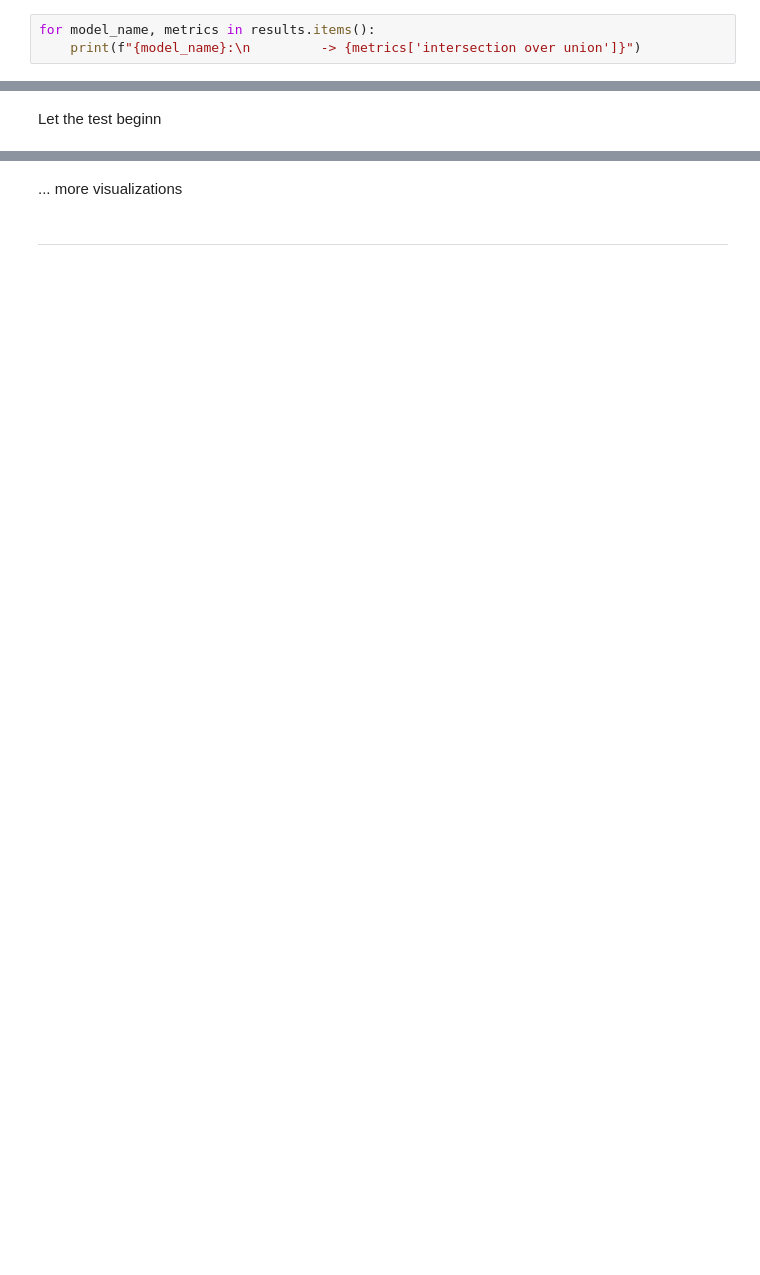
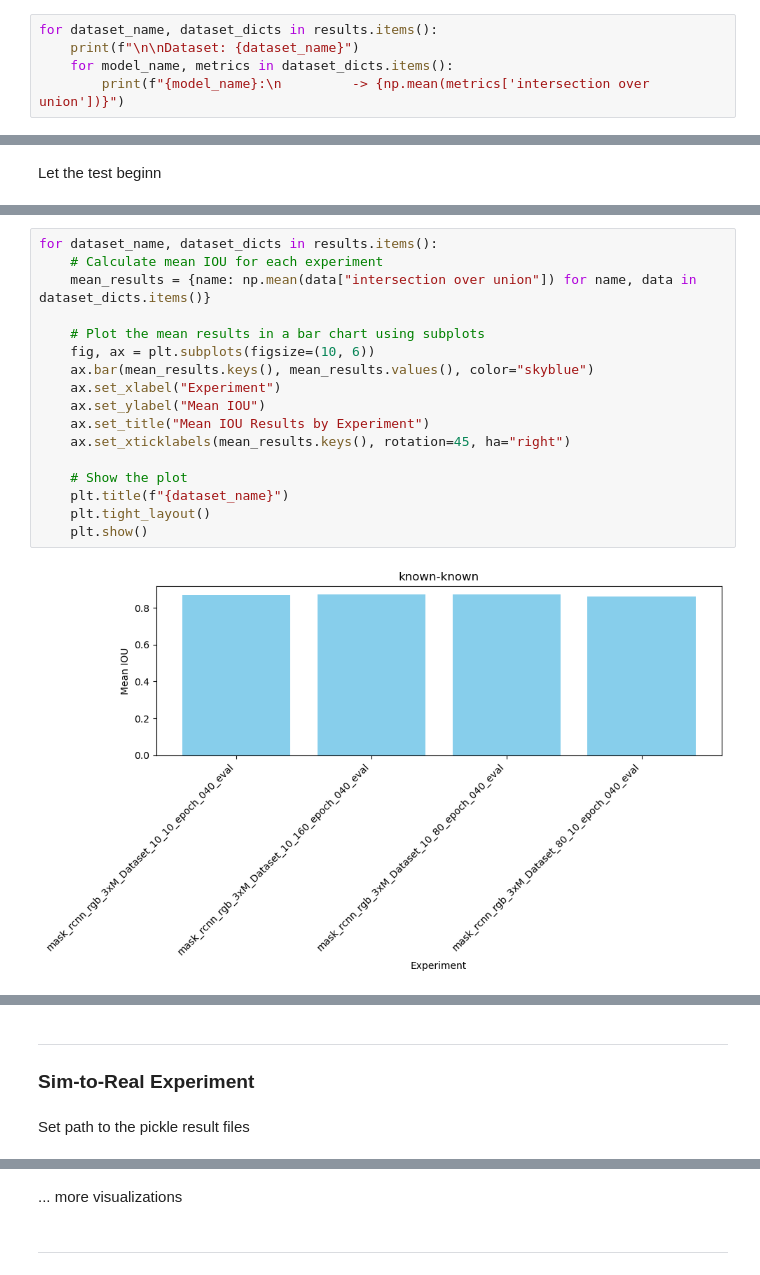
Before and after one commit to xXAI-botXx/torch-mask-rcnn-instance-segmentation, a Jupyter notebook: results.ipynb, the cells around one changed output, grey strips where cells are left out. Drawn from its saved outputs; the diff is of its cells as text; blank space fills up the shorter version.

```diff
--- a/results.ipynb
+++ b/results.ipynb
@@ -37,4 +254,6 @@ for cur_file in os.listdir(PATH):
 # %%
-for model_name, metrics in results.items():
-    print(f"{model_name}:\n         -> {metrics['intersection over union']}")
+for dataset_name, dataset_dicts in results.items():
+    print(f"\n\nDataset: {dataset_name}")
+    for model_name, metrics in dataset_dicts.items():
+        print(f"{model_name}:\n         -> {np.mean(metrics['intersection over union'])}")
 # %% [output]
@@ -70,0 +416,19 @@ Let the test beginn
+# %%
+for dataset_name, dataset_dicts in results.items():
+    # Calculate mean IOU for each experiment
+    mean_results = {name: np.mean(data["intersection over union"]) for name, data in dataset_dicts.items()}
+
+    # Plot the mean results in a bar chart using subplots
+    fig, ax = plt.subplots(figsize=(10, 6))
+    ax.bar(mean_results.keys(), mean_results.values(), color="skyblue")
+    ax.set_xlabel("Experiment")
+    ax.set_ylabel("Mean IOU")
+    ax.set_title("Mean IOU Results by Experiment")
+    ax.set_xticklabels(mean_results.keys(), rotation=45, ha="right")
+
+    # Show the plot
+    plt.title(f"{dataset_name}")
+    plt.tight_layout()
+    plt.show()
+# %% [output]
+[figure, added]
@@ -70,0 +438,5 @@ Let the test beginn
+# %% [markdown]
+---
+### Sim-to-Real Experiment
+# %% [markdown]
+Set path to the pickle result files
```
Also changed, not shown: parts of 34 cells of this notebook, 1 other file.
